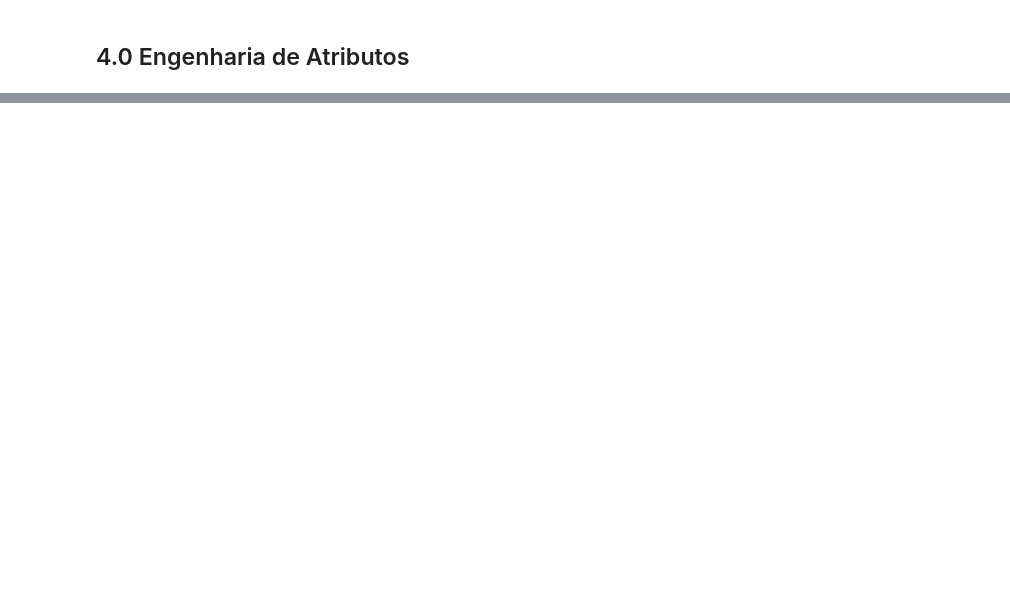
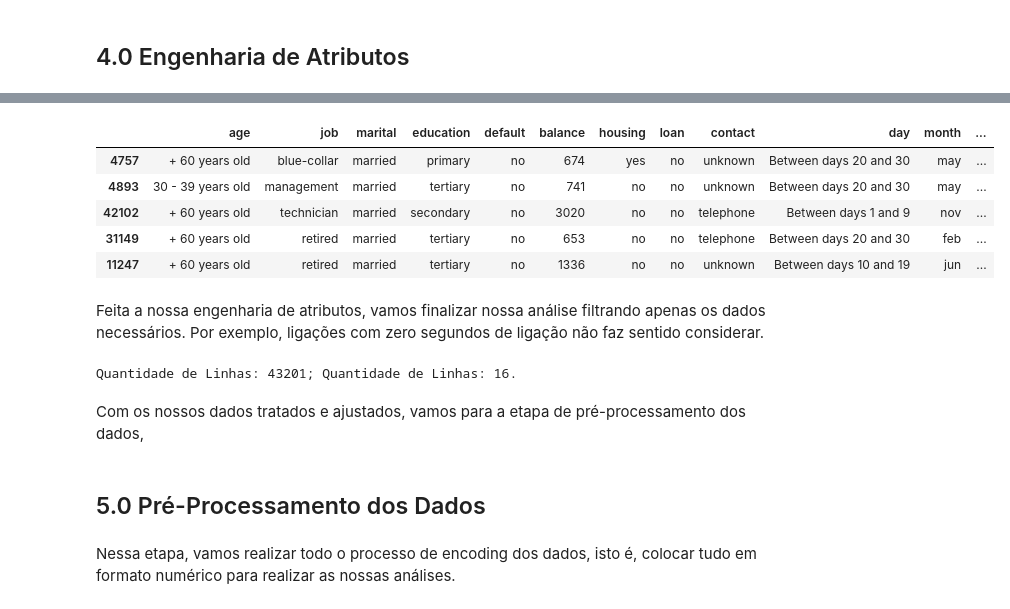
Before and after one commit to jefferson-datascience/PrevisaoAceitarContratoBanco, a Jupyter notebook: NotebooksDesenvolvimento/Ciclo1.ipynb, the cells around one changed output, grey strips where cells are left out. Saved outputs shown, nothing was run; the diff lists cells and outputs as text; code cells hidden in the pictures; blank space fills up the shorter version.

```diff
--- a/NotebooksDesenvolvimento/Ciclo1.ipynb
+++ b/NotebooksDesenvolvimento/Ciclo1.ipynb
@@ -571,0 +570,6 @@ df3.head()
+# %%
+# Cópia dos Dados
+df4 = df3.copy()
+
+# Amostra dos Dados
+df4.head()
@@ -571,0 +599,10 @@ df3.head()
+# %%
+# Construção das faixas
+df4['age'] = df4['age'].apply(lambda x:  '0 - 19 years old' if (0  <= x <= 19) else
+                                         '20 - 29 years old' if (20 <= x <= 29) else
+                                         '30 - 39 years old' if (30 <= x <= 39) else
+                                         '40 - 49 years old' if (40 <= x <= 49) else
+                                         '50 - 59 years old' if (50 <= x <= 59) else
+                                         '+ 60 years old')
+
+df4['age'].sample(5)
@@ -571,0 +626,7 @@ df3.head()
+# %%
+# Construção das faixas
+df4['day'] = df4['day'].apply(lambda x:  'Between days 1 and 9' if (0  <= x <= 9) else
+                                         'Between days 10 and 19' if (10 <= x <= 19) else
+                                         'Between days 20 and 30')
+
+df4['day'].sample(5)
@@ -571,0 +650,35 @@ df3.head()
+# %%
+df4['pdays'] = df4['pdays'].apply(lambda x: 'First contact' if x == -1 else
+                                            'Contact last 3 months'  if (x/30) < 3 else
+                                            'Contact last 6 months'  if (x/30) < 6  else
+                                            'Contact last 12 months' if (x/30) < 12 else
+                                            'Contact more than 1 year')
+# %%
+# Amostra final dos dados
+df4.sample(5)
+# %% [output]
+|  | age | job | marital | education | default | balance | housing | loan | contact | day | month | ... |
+| 4757 | + 60 years old | blue-collar | married | primary | no | 674 | yes | no | unknown | Between days 20 and 30 | may | ... |
+| 4893 | 30 - 39 years old | management | married | tertiary | no | 741 | no | no | unknown | Between days 20 and 30 | may | ... |
+| 42102 | + 60 years old | technician | married | secondary | no | 3020 | no | no | telephone | Between days 1 and 9 | nov | ... |
+| 31149 | + 60 years old | retired | married | tertiary | no | 653 | no | no | telephone | Between days 20 and 30 | feb | ... |
+| 11247 | + 60 years old | retired | married | tertiary | no | 1336 | no | no | unknown | Between days 10 and 19 | jun | ... |
+# %% [markdown]
+Feita a nossa engenharia de atributos, vamos finalizar nossa análise filtrando apenas os dados necessários. Por exemplo, ligações com zero segundos de ligação não faz sentido considerar.
+# %%
+# Filtrando os dados
+df4_filter = df4[df4['duration'] > 30].drop(columns=['poutcome']).copy()
+
+# Volumetria dos Dados
+print(f'Quantidade de Linhas: {df4_filter.shape[0]}; Quantidade de Linhas: {df4_filter.shape[1]}.')
+
+# Amostra dos Dados
+df4_filter = df4_filter.reset_index(drop=True)
+# %% [output]
+Quantidade de Linhas: 43201; Quantidade de Linhas: 16.
+# %% [markdown]
+Com os nossos dados tratados e ajustados, vamos para a etapa de pré-processamento dos dados,
+# %% [markdown]
+## 5.0 Pré-Processamento dos Dados
+# %% [markdown]
+Nessa etapa, vamos realizar todo o processo de encoding dos dados, isto é, colocar tudo em formato numérico para realizar as nossas análises.
```
Also changed, not shown: parts of 22 cells of this notebook.
